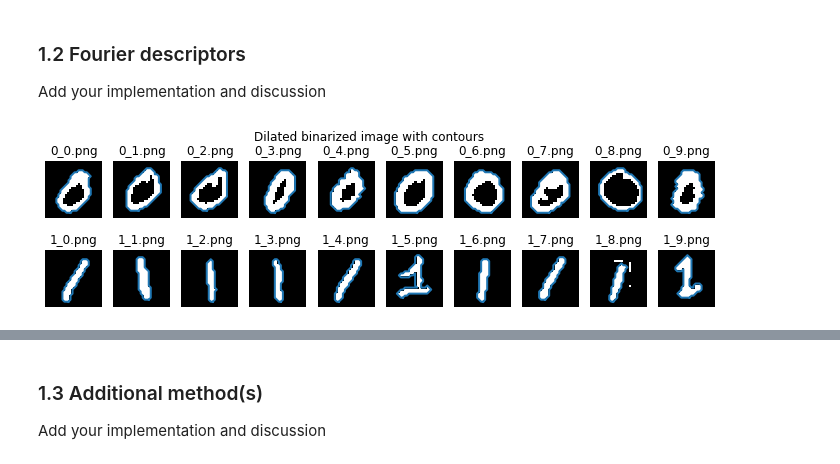
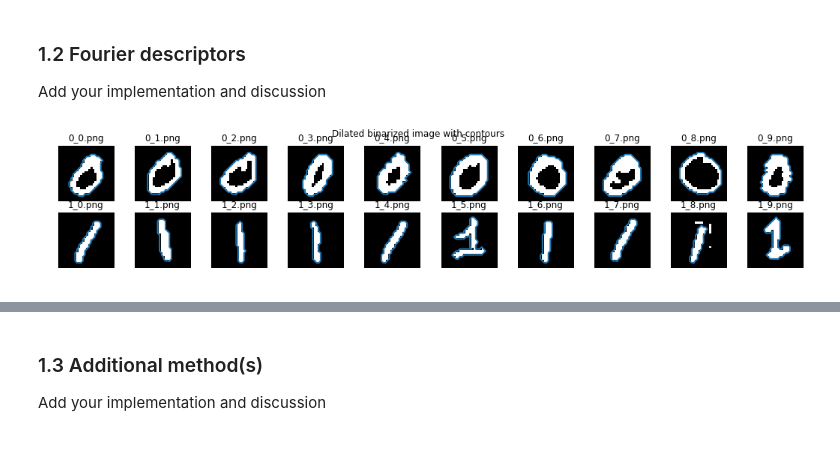
Before and after one commit to zenomessi/IAPR, a Jupyter notebook: labs/lab_02_object_description.ipynb, the cells around one changed output, grey strips where cells are left out. Saved outputs shown, nothing was run; the diff lists cells and outputs as text; code cells hidden in the pictures.

```diff
--- a/labs/lab_02_object_description.ipynb
+++ b/labs/lab_02_object_description.ipynb
@@ -153,35 +153,35 @@ ones_bin=binarize(ones_im, 100)
 #Morphological operations, I'm not sure which one would fit best, for now I just dilate them all
 #The definitions of the morphological functions was moved to the cell above
 zeros_dilated=morpho_operation(zeros_bin)
 ones_dilated=morpho_operation(ones_bin)
 
 # Create contours
 outer_0=biggest_contours(zeros_dilated)
 outer_1=biggest_contours(ones_dilated)
 
 #plot everything
-fig, axes = plt.subplots(2, len(zeros_im), figsize=(12, 3))
+fig, axes = plt.subplots(2, len(zeros_im), figsize=(18, 3))
 fig.suptitle('Dilated binarized image with contours')
 for ax, im, nm in zip(axes[0], zeros_dilated, zeros_names):
 # for ax, im, nm in zip(axes[1], zeros_bin, zeros_names):
     ax.imshow(im, cmap='gray')
     ax.axis('off')
     ax.set_title(nm)
 for ax, contour in zip(axes[0],outer_0):
         ax.plot(contour[:, 1], contour[:, 0], linewidth=2)#x and y are in opposite in an image
 for ax, im, nm in zip(axes[1], ones_dilated, ones_names):
     ax.imshow(im, cmap='gray')
     ax.axis('off')
     ax.set_title(nm)
 for ax, contour in zip(axes[1],outer_1):
         ax.plot(contour[:, 1], contour[:, 0], linewidth=2)#x and y are in opposite in an image
 plt.show()
 
 ### creating the complex numbers from the contours
 us_0=contour2complex(outer_0)
 us_1=contour2complex(outer_1)
 # %% [output]
-[figure, old version]
+[figure, new version]
 # %%
 from mpl_toolkits.mplot3d import Axes3D
 # Compute 10 fourier coefficients
```
Also changed, not shown: parts of 5 cells of this notebook.
